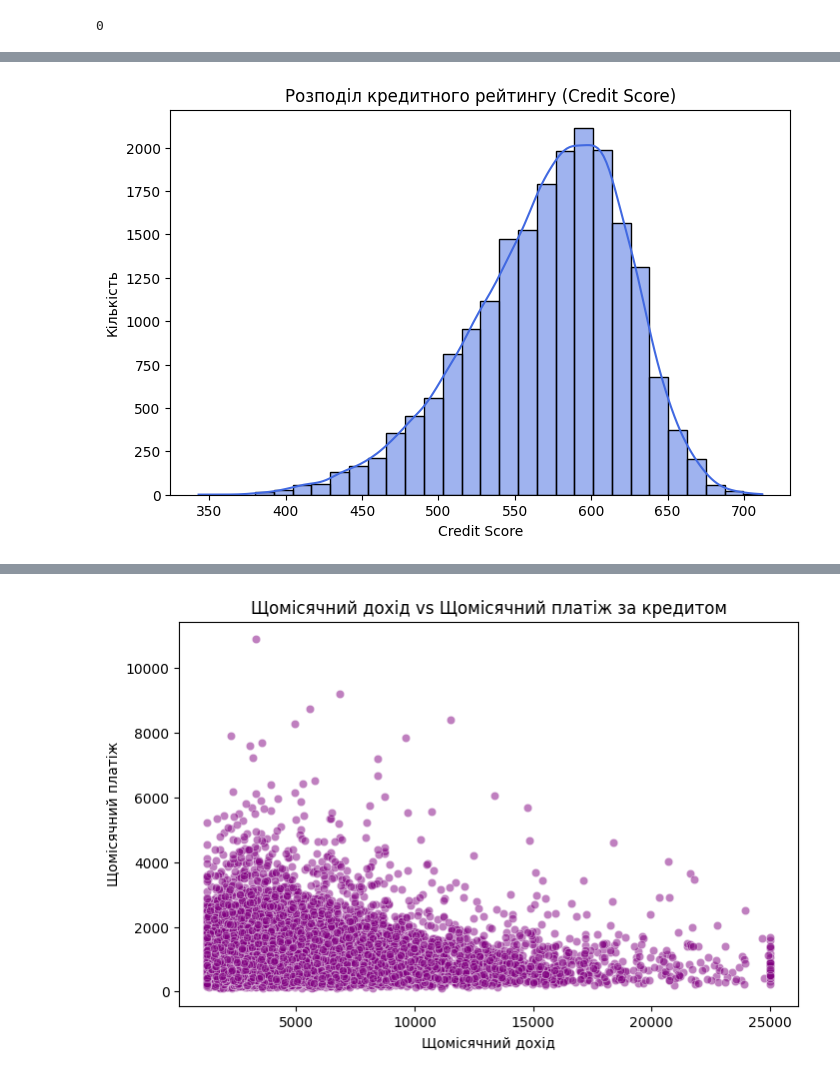
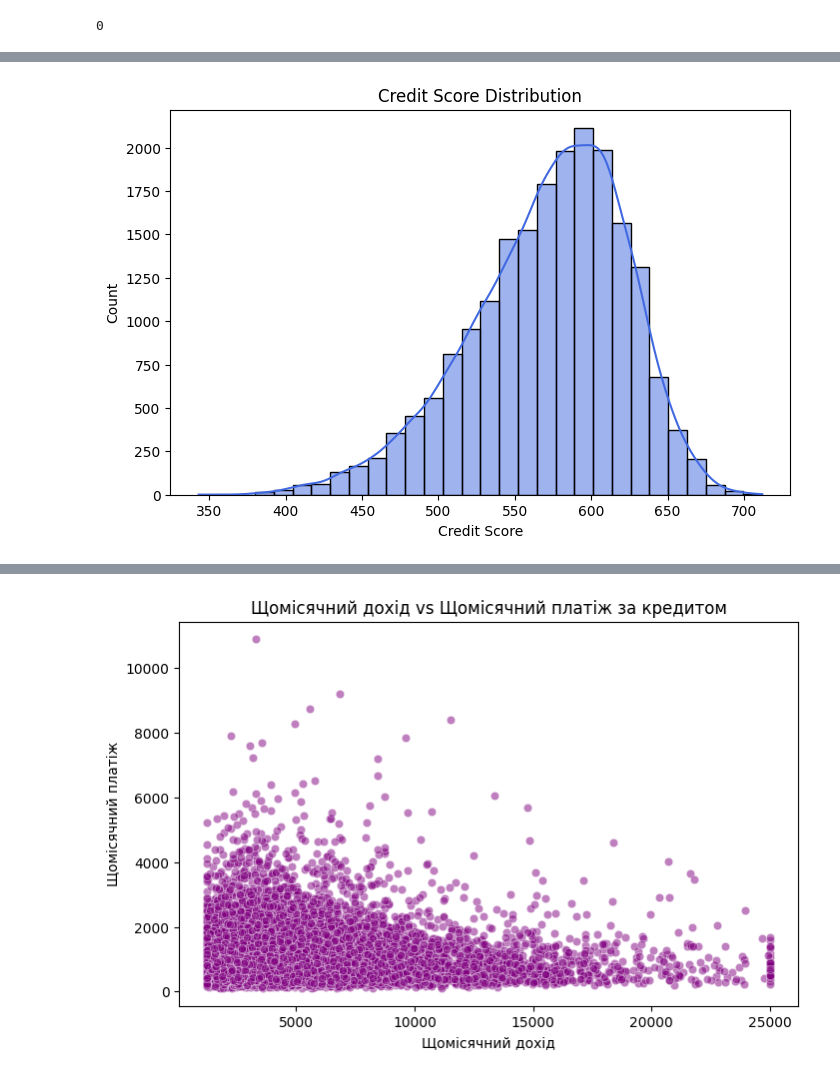
Before and after one commit to ntlrmlv/ML, a Jupyter notebook: project.ipynb, the cells around one changed output, grey strips where cells are left out. Cells and saved outputs as stored; diff of their text form; code cells hidden in the pictures.

```diff
--- a/project.ipynb
+++ b/project.ipynb
@@ -108,12 +114,12 @@ mini[mini[1] == 'LoanApproved']
 # %%
 plt.figure(figsize=(8, 5))
 sns.histplot(df['CreditScore'], bins=30, kde=True, color='royalblue')
-plt.title('Розподіл кредитного рейтингу (Credit Score)')
+plt.title('Credit Score Distribution')
 plt.xlabel('Credit Score')
-plt.ylabel('Кількість')
+plt.ylabel('Count')
 plt.show()
 # %% [output]
-[figure, old version]
+[figure, new version]
 # %%
 plt.figure(figsize=(8, 5))
 sns.scatterplot(data=df, x='AnnualIncome', y='LoanAmount', alpha=0.5, color='darkorange')
```
Also changed, not shown: parts of 9 cells of this notebook.
